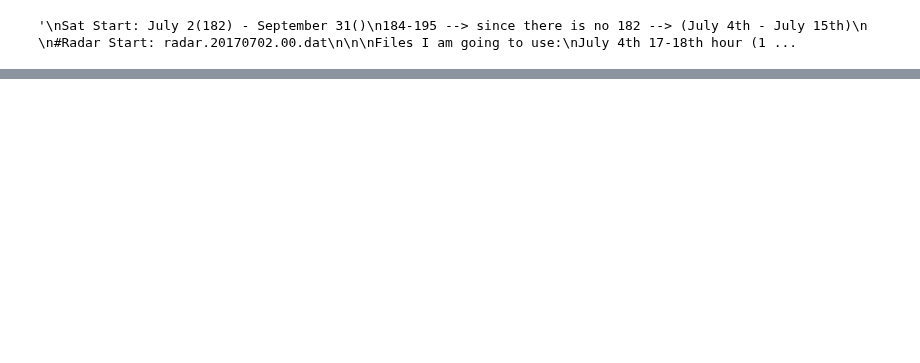
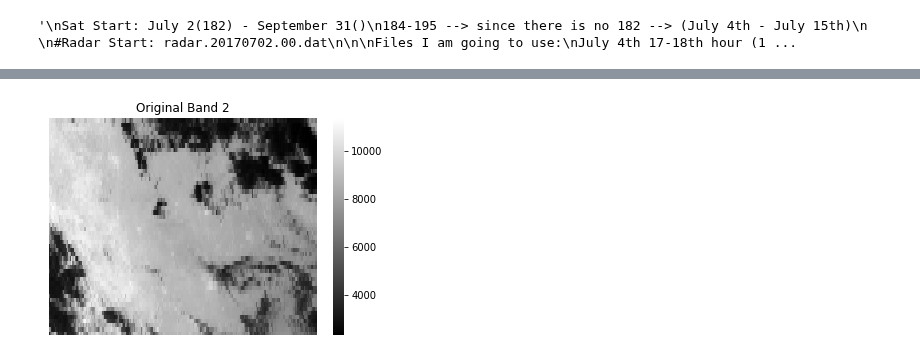
Before and after one commit to yuanzhou15/capstone-weather, a Jupyter notebook: yuan/Linear Regression.ipynb, the cells around one changed output, grey strips where cells are left out. Drawn from its saved outputs; the diff is of its cells as text; code cells hidden in the pictures; blank space fills up the shorter version.

```diff
--- a/yuan/Linear Regression.ipynb
+++ b/yuan/Linear Regression.ipynb
@@ -212,0 +247,8 @@ band6.axes.get_yaxis().set_visible(False)
+# %%
+band6 = sns.heatmap(flatSat2[-10400:].reshape(52, 200), cmap='gray')
+band6.invert_yaxis()
+band6.set_title('Original Band 2')
+band6.axes.get_xaxis().set_visible(False)
+band6.axes.get_yaxis().set_visible(False)
+# %% [output]
+[figure, added]
```
Also changed, not shown: parts of 27 cells of this notebook.
